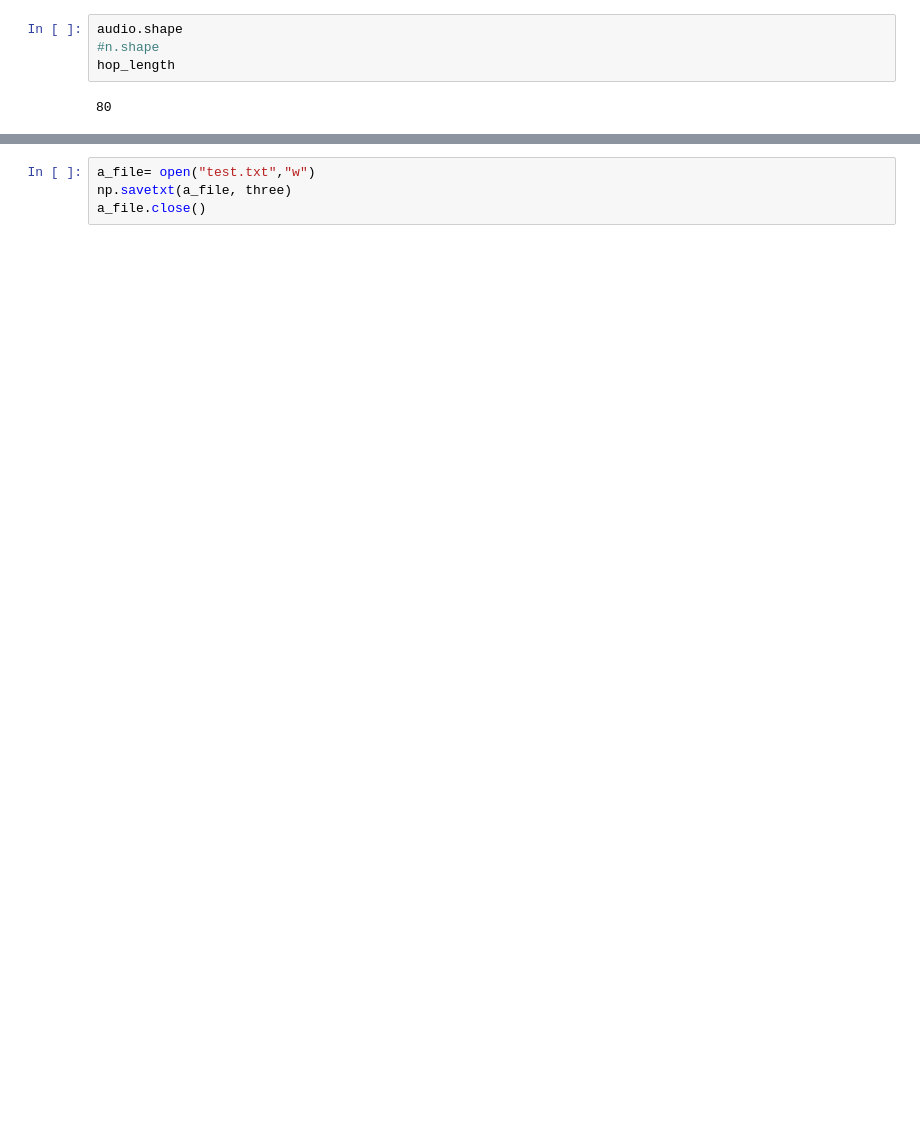
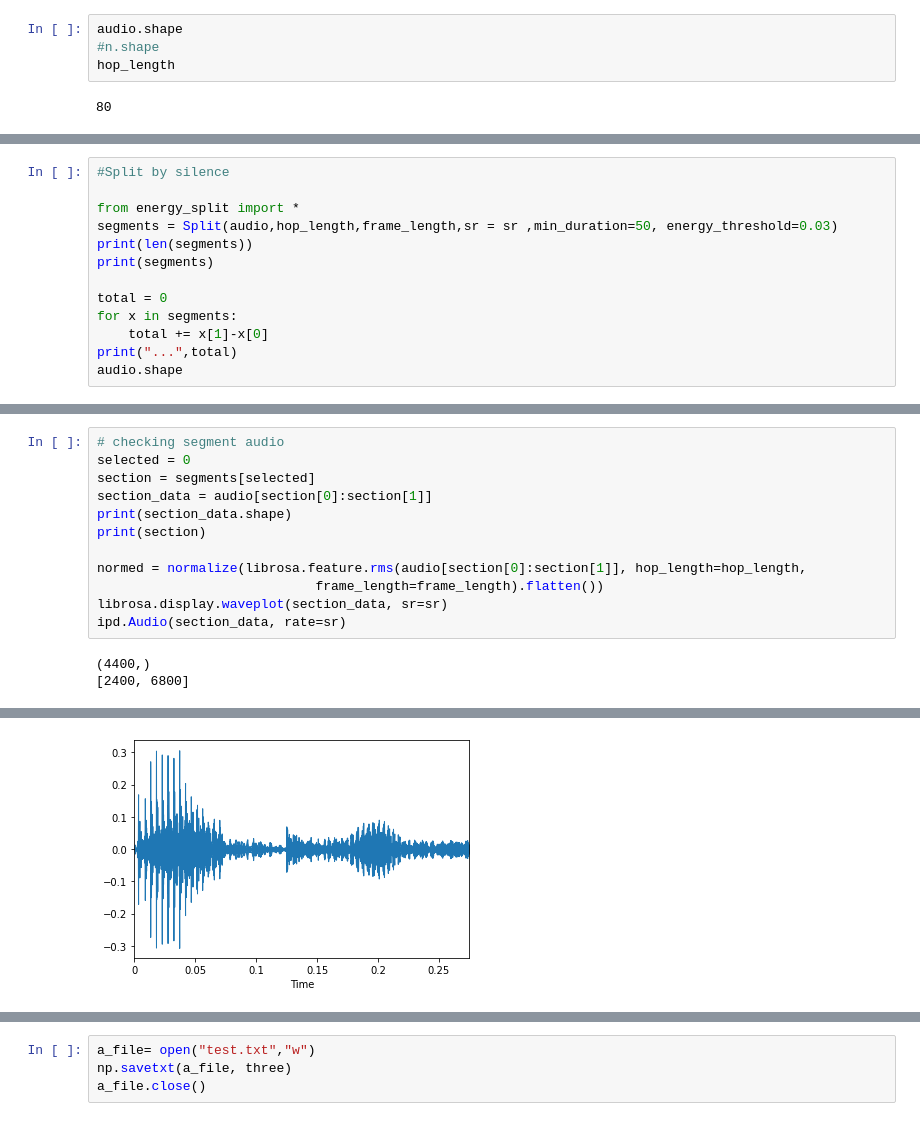
Before and after one commit to Majkil/Artefact, a Jupyter notebook: pg Split audio.ipynb, the cells around one changed output, grey strips where cells are left out. Cells and saved outputs as stored; diff of their text form; blank space fills up the shorter version.

```diff
--- a/pg Split audio.ipynb
+++ b/pg Split audio.ipynb
@@ -345,0 +57,13 @@ librosa.effects.split(audio, top_db=,  frame_length=2048, hop_length=220)
+# %%
+#Split by silence
+
+from energy_split import *
+segments = Split(audio,hop_length,frame_length,sr = sr ,min_duration=50, energy_threshold=0.03)
+print(len(segments))
+print(segments)
+
+total = 0
+for x in segments:
+    total += x[1]-x[0]
+print("...",total)
+audio.shape
@@ -345,0 +132,15 @@ librosa.effects.split(audio, top_db=,  frame_length=2048, hop_length=220)
+# %%
+# checking segment audio
+selected = 0
+section = segments[selected]
+section_data = audio[section[0]:section[1]]
+print(section_data.shape)
+print(section)
+
+normed = normalize(librosa.feature.rms(audio[section[0]:section[1]], hop_length=hop_length,
+                            frame_length=frame_length).flatten())
+librosa.display.waveplot(section_data, sr=sr)
+ipd.Audio(section_data, rate=sr)
+# %% [output]
+(4400,)
+[2400, 6800]
@@ -345,0 +148 @@ librosa.effects.split(audio, top_db=,  frame_length=2048, hop_length=220)
+[figure, added]
```
Also changed, not shown: parts of 57 cells of this notebook, 2 other files.
